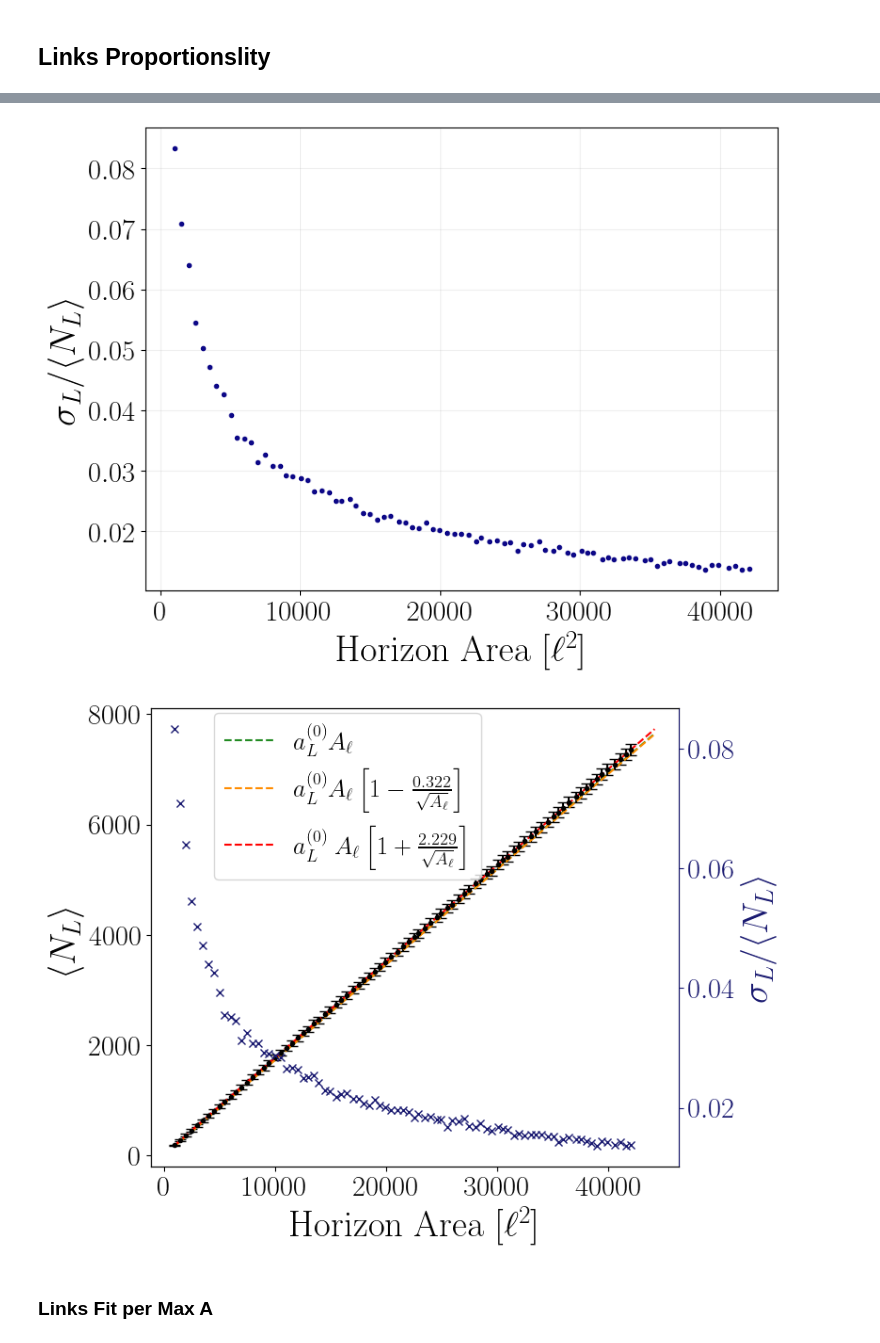
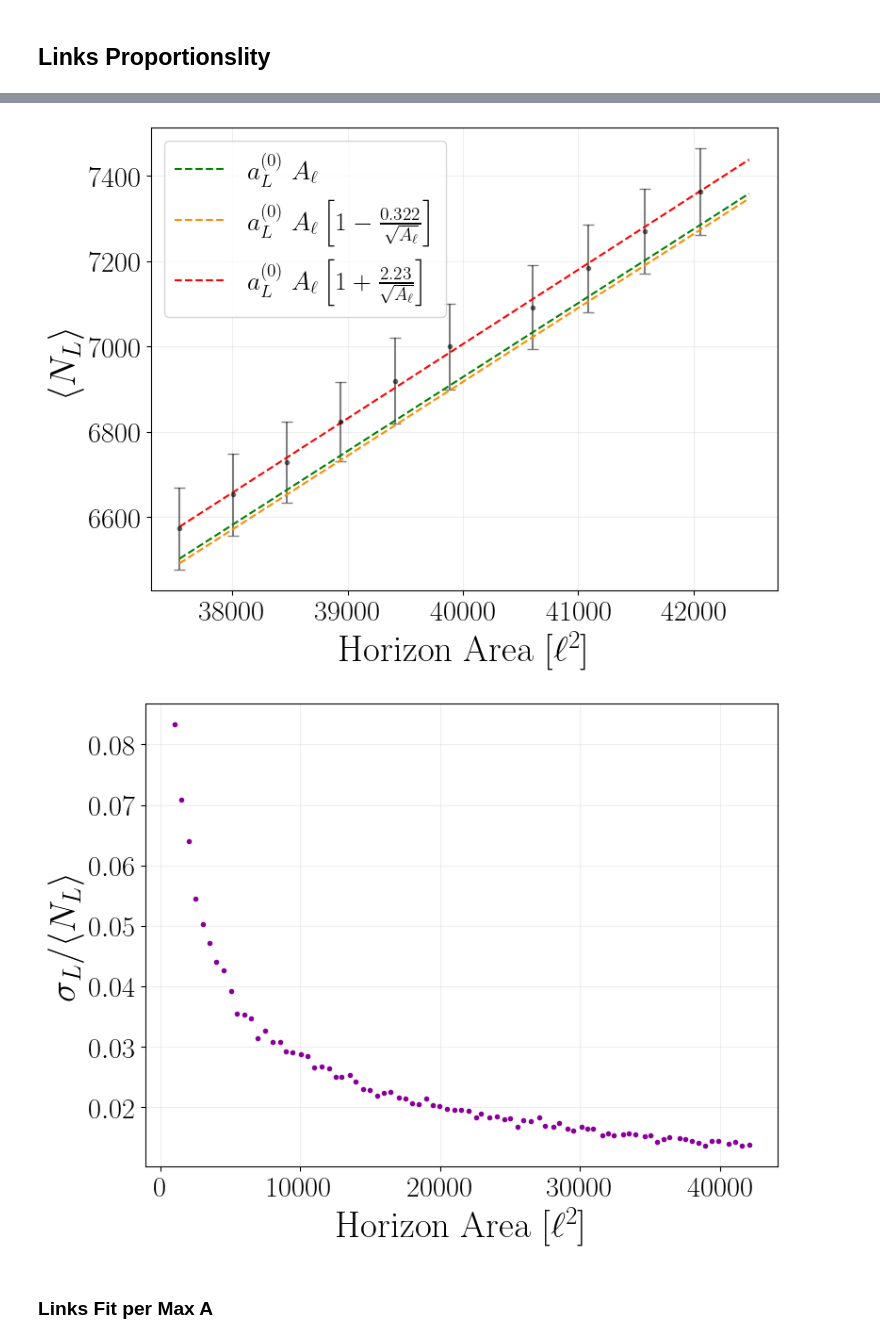
Before and after one commit to vidh2000/MSci_Schwarzschild_Causets, a Jupyter notebook: scripts_py/molecule_lambda_distribution.ipynb, the cells around one changed output, grey strips where cells are left out. Cells and saved outputs as stored; diff of their text form; code cells hidden in the pictures.

```diff
--- a/scripts_py/molecule_lambda_distribution.ipynb
+++ b/scripts_py/molecule_lambda_distribution.ipynb
@@ -18,8 +18,6 @@ params = {'text.usetex' : True,
           'ytick.labelsize': 22,
           'figure.figsize': [8.5, 6.5],
           }
-plt.rcParams['axes.prop_cycle'] = plt.cycler(color = [plt.get_cmap("plasma")(v)
-                                                for v in np.linspace(0,1, 11)])
 #plt.rcParams['text.latex.preamble']=r"\usepackage{lmodern}"
 plt.rcParams.update(params)
 del params
@@ -223,10 +221,10 @@ def lin_func(x,a):
     return a*x
 
 # Fitting function2 == corrected-linear through vertex
-def corrected_lin_func(x,a, coeff = - 0.00554885*np.sqrt(2)):
-    " x is A in l units"
-    M = np.sqrt(np.array(x)/(16*np.pi))
-    return (a + coeff/M)*x
+def corrected_lin_func(x,a, coeff = - 0.0557704):
+    " x is A in l units, returns (a + coeff/sqrtA)*x"
+    sqrtA = np.sqrt(x)
+    return (a + coeff/sqrtA)*x
 
 def i_exp(n, I):
     """ (1-I) * I^(n-1) """
@@ -372,6 +372,8 @@ if plot_boundaries:
 ## Molecules Number
 # %%
 # 3.3 MOLECULES'S DISTRIBUTION
+plt.rcParams['axes.prop_cycle'] = plt.cycler(color = [plt.get_cmap("nipy_spectral")(v)
+                                                for v in np.linspace(0.1,1, 11)])
 print("")
 if plot_molecules:
 
@@ -547,41 +548,55 @@ for n in range(len(molecules_distr)):
     links_std2 += (n+1)**2 * np.array(molecules_distr_std[n])**2
 links_std = np.sqrt(links_std2)
 
+#########################à
 # Fit to linear fit
 popt, pcov = curve_fit(lin_func, x, links, sigma=links_std,
                         absolute_sigma=True)
 unc = np.sqrt(np.diag(pcov))
 print(f"Gradient of Links      = {round(popt[0],4)} +- {round(unc[0],4)}")
 
-
+################################
 # Fit to corrected linear fit
 def schwarz_lin_func(x, a):
-    return corrected_lin_func(x, a, coeff = - 0.00554885*np.sqrt(2))
+    return corrected_lin_func(x, a, coeff = -0.0557704)
 popt, pcov = curve_fit(schwarz_lin_func, x, links, sigma=links_std,
                         absolute_sigma=True)
 unc = np.sqrt(np.diag(pcov))
-print(f"Curv-Correct Gradient  = {round(popt[0],4)} +- {round(unc[0],4)}")
+print(f"Curv-Correct Gradient with a1= -0.0558 = {round(popt[0],4)} +- {round(unc[0],4)}")
 
 r, pvalue = pearsonr(x, links)
 print(f"Linearity links: Pearson r = {round(r,3)}, p-val = {round(1-pvalue,3)}")
-a_1_L = - 0.00554885*np.sqrt(2) * 10 / np.sqrt(3) * 4 * np.sqrt(np.pi)
 plus_or_minus = " + " if popt[0]>0 else " "
 
+
+#######################################
+# Fit all
+def schwarz_lin_func3(x, a0, a1):
+    return corrected_lin_func(x, a0, a1)
+popt, pcov = curve_fit(schwarz_lin_func3, x, links, sigma=links_std,
+                        absolute_sigma=True)
+unc = np.sqrt(np.diag(pcov))
+print(f"Ideal a_0_L = {round(popt[0],4)} +- {round(unc[0],4)}")
+print(f"Ideal a1= {round(popt[1],4)} +- {round(unc[1],4)}")
+print("\n")
+
+#######################################
 # Fit correction with fixed flat coeff linear fit
 def schwarz_lin_func2(x, a):
     return corrected_lin_func(x, np.sqrt(3)/10, a)
 popt, pcov = curve_fit(schwarz_lin_func2, x, links, sigma=links_std,
                         absolute_sigma=True)
 unc = np.sqrt(np.diag(pcov))
-print(f"Ideal correction to go over M for a^(0)_L=sqrt(3)/10 = {round(popt[0],4)} +- {round(unc[0],4)}")
+print(f"Ideal a1 for a^(0)_L=sqrt(3)/10 = {round(popt[0],4)} +- {round(unc[0],4)}")
 print("\n")
-ideal_corr = round(popt[0]*10/np.sqrt(3)*4*np.sqrt(np.pi),3)
-ideal_corr_err = round(unc[0]*10/np.sqrt(3)*4*np.sqrt(np.pi),3)
+ideal_corr = round(popt[0]*10/np.sqrt(3),3)
+ideal_corr_err = round(unc[0]*10/np.sqrt(3),3)
 print(f"Ideal correction as a*l/sqrt(A) == {ideal_corr} +- {ideal_corr_err}")
+
 #####################################################################à
 # Do plot for links
 plt.figure("Links")
-plt.errorbar(x, links, yerr=links_std, capsize=4,fmt=".",ls="")
+plt.errorbar(x, links, yerr=links_std, capsize=4,fmt=".",ls="", c="black", alpha=0.5)
 plt.plot(np.linspace(x[0], x[-1]*1.05, 100),
             np.linspace(x[0], x[-1]*1.05, 100)*np.sqrt(3)/10,
             ls = "--", color = "green",
@@ -594,7 +609,7 @@ plt.plot(np.linspace(x[0], x[-1]*1.05, 100),
             schwarz_lin_func2(np.linspace(x[0], x[-1]*1.05, 100), popt[0]),
             ls = "--", color = "red",
             label = r"$a^{(0)}_{L} \; A_{\ell} \left[ 1"
-            + f"{plus_or_minus}"+r"\frac{%.3f}{\sqrt{A_{\ell}}} \right]$" %ideal_corr)
+            + f"{plus_or_minus}"+r"\frac{%.2f}{\sqrt{A_{\ell}}} \right]$" %ideal_corr)
 plt.xlabel(r'Horizon Area $[\ell^2]$')
 plt.ylabel(r"$\langle N_L \rangle $")
 plt.legend(loc="upper left")
@@ -602,6 +617,29 @@ plt.grid(alpha=0.2)
 plt.tight_layout()
 plt.savefig(plotsDir + "Links_vs_Area_withFits.png")
 plt.savefig(plotsDir + "Links_vs_Area_withFits.pdf")
+
+plt.figure("Links Detail")
+plt.errorbar(x[-10:], links[-10:], yerr=links_std[-10:], capsize=4,fmt=".",ls="", c="black", alpha=0.5)
+plt.plot(np.linspace(x[-10], x[-1]*1.01, 100),
+            np.linspace(x[-10], x[-1]*1.01, 100)*np.sqrt(3)/10,
+            ls = "--", color = "green",
+            label = r"$a^{(0)}_{L} \; A_{\ell}$")
+plt.plot(np.linspace(x[-10], x[-1]*1.01, 100),
+            schwarz_lin_func(np.linspace(x[-10], x[-1]*1.01, 100), np.sqrt(3)/10),
+            ls = "--", color = "darkorange",
+            label = r"$a^{(0)}_{L} \; A_{\ell} \left[ 1 - \frac{0.322}{\sqrt{A_{\ell}}} \right]$")
+plt.plot(np.linspace(x[-10], x[-1]*1.01, 100),
+            schwarz_lin_func2(np.linspace(x[-10], x[-1]*1.01, 100), popt[0]),
+            ls = "--", color = "red",
+            label = r"$a^{(0)}_{L} \; A_{\ell} \left[ 1"
+            + f"{plus_or_minus}"+r"\frac{%.2f}{\sqrt{A_{\ell}}} \right]$" %ideal_corr)
+plt.xlabel(r'Horizon Area $[\ell^2]$')
+plt.ylabel(r"$\langle N_L \rangle $")
+plt.legend(loc="upper left")
+plt.grid(alpha=0.2)
+plt.tight_layout()
+plt.savefig(plotsDir + "Links_vs_Area_withFits_zoom.png")
+plt.savefig(plotsDir + "Links_vs_Area_withFits_zoom.pdf")
 
 # Do plot for links uncertainty
 plt.figure("Links Unc")
@@ -663,5 +704,5 @@ Ideal correction is:  + 2.229
-[figure, old version]
+[figure, new version]
-[figure, old version]
+[figure, new version]
 # %% [markdown]
 ### Links Fit per Max A
 # %%
```
Also changed, not shown: parts of 7 cells of this notebook, 51 other files.
